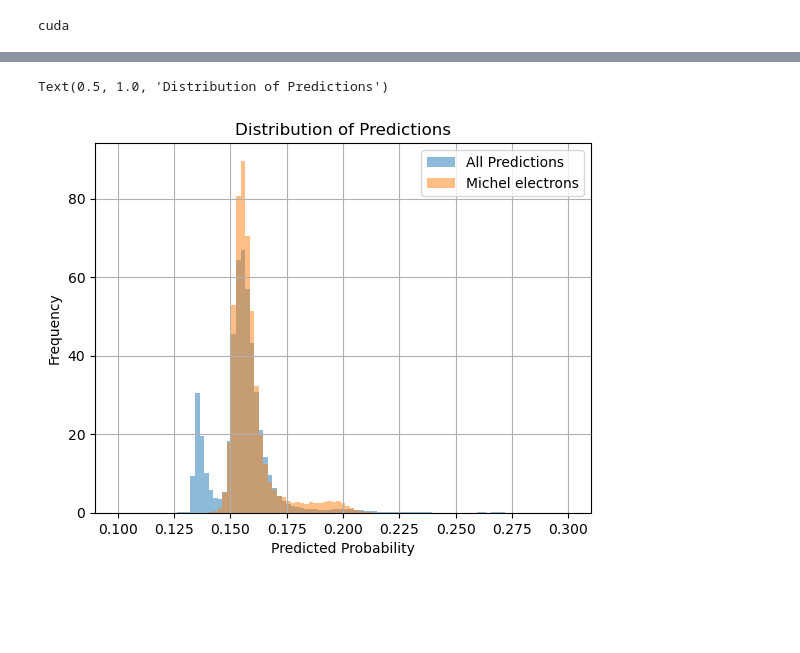
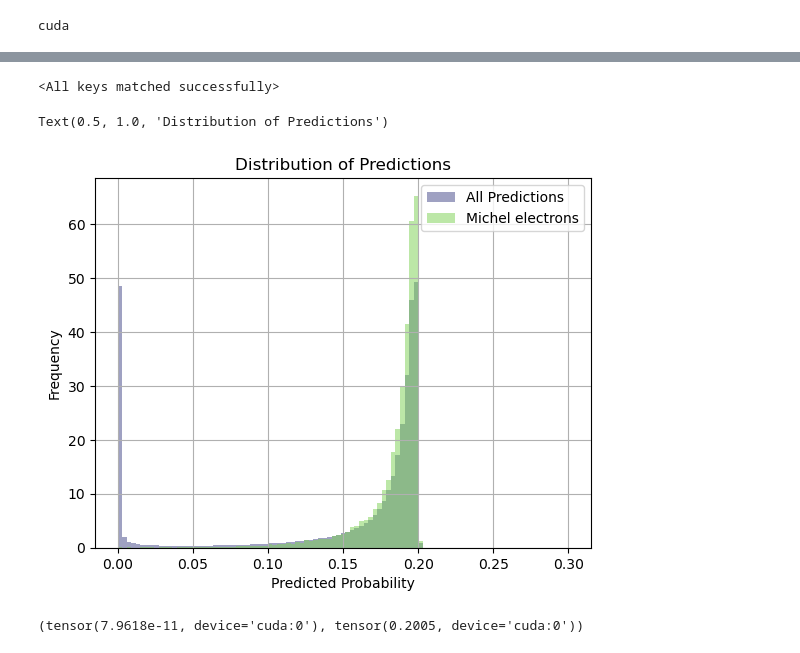
Before and after one commit to simonthor/inss-ml, a Jupyter notebook: gnn.ipynb, the cells around one changed output, grey strips where cells are left out. Drawn from its saved outputs; the diff is of its cells as text; code cells hidden in the pictures; blank space fills up the shorter version.

```diff
--- a/gnn.ipynb
+++ b/gnn.ipynb
@@ -103,7 +121,7 @@ for i, (event_coords, input_labels) in enumerate(zip(tqdm(data), truth)):
 
     train_data.append(event_data)
 # %%
-with open('data/gnn_train_data_1.pkl', 'wb') as f:
+with open('data/gnn_train_data.pkl', 'wb') as f:
     pickle.dump(train_data, f)
 # %%
 with open('data/gnn_val_data.pkl', 'wb') as f:
@@ -147,23 +188,23 @@ class GNN(nn.Module):
         return x
 # %%
 # Initialize model
-model = GNN(input_dim=1, hidden_dim=4, output_dim=1)
-optimizer = torch.optim.Adam(model.parameters(), lr=0.01, weight_decay=5e-4)
+model = GNN(hidden_dim=4, output_dim=1).to(device)
+optimizer = torch.optim.Adam(model.parameters(), lr=0.001, weight_decay=5e-4)
 
 train_loss_list = []
 val_loss_list = []
 
 # Training loop with validation
 best_val_f1 = 0.0
-for epoch in range(5):
+for epoch in range(100):
     # Training
     model.train()
     train_loss = 0.0
     for batch in tqdm(train_loader):
         optimizer.zero_grad()
-        out = model(batch)
+        out = model(batch.x.to(device), batch.edge_index.to(device), batch.edge_attr.to(device))
         weight = batch.y.unsqueeze(1) + 0.1
-        loss = F.binary_cross_entropy_with_logits(out, batch.y.unsqueeze(1), reduction="none")
+        loss = F.binary_cross_entropy_with_logits(out, batch.y.unsqueeze(1).to(device), reduction="none").cpu()
         loss = (loss * weight).sum()
         loss.backward()
         optimizer.step()
@@ -182,8 +223,8 @@ for epoch in range(5):
     with torch.no_grad():
         for batch in val_loader:
             weight = batch.y.unsqueeze(1) + 0.1
-            out = model(batch)
-            loss = F.binary_cross_entropy_with_logits(out, batch.y.unsqueeze(1), reduction="none")
+            out = model(batch.x.to(device), batch.edge_index.to(device), batch.edge_attr.to(device))
+            loss = F.binary_cross_entropy_with_logits(out, batch.y.unsqueeze(1).to(device), reduction="none").cpu()
             loss = (loss * weight).sum().item()
             preds.append(out)
             val_loss += loss
@@ -235,24 +281,45 @@ plt.grid()
+# %%
+model = GNN(hidden_dim=4, output_dim=1).to(device)
+# Load model
+model.load_state_dict(torch.load("model_epoch_95.pt"))
+# %% [output]
+<All keys matched successfully>
+# %%
+model.eval()
+preds = []
+
+with torch.no_grad():
+    for batch in val_loader:
+        weight = batch.y.unsqueeze(1) + 0.1
+        out = model(batch.x.to(device), batch.edge_index.to(device), batch.edge_attr.to(device))
+        preds.append(out)
 # %%
-preds_flat = torch.cat([F.sigmoid(batch) for batch in preds]).squeeze().cpu().numpy()
+preds_flat = torch.cat([F.sigmoid(batch) for batch in preds]).squeeze()
+preds_only_truth = torch.cat([F.sigmoid(batch)[batch2.y == 1] for batch2, batch in zip(val_loader, preds)]).squeeze().cpu()
 # plot the distribution of predictions
+bins = np.linspace(0., 0.3, 100)
 plt.hist(
-    preds_flat,
-    density=True, bins=np.linspace(0.1, 0.3, 100), alpha=0.5, label="All Predictions"
+    preds_flat.cpu().numpy(),
+    density=True, bins=bins, alpha=0.5, label="All Predictions", color=plt.cm.viridis(0.2),
 )
 # plot the distribution of predictions for only nodes with label 1
 plt.hist(
-    torch.cat([F.sigmoid(batch)[batch2.y == 1] for batch2, batch in zip(val_loader, preds)]).squeeze().cpu().numpy(),
-    density=True, bins=np.linspace(0.1, 0.3, 100), alpha=0.5, label="Michel electrons"
+    preds_only_truth.cpu().numpy(),
+    density=True, bins=bins, alpha=0.5, label="Michel electrons", color=plt.cm.viridis(0.8),
 )
 
 plt.legend()
 plt.grid()
 # plt.xlim(0, 0.1)
 plt.xlabel('Predicted Probability')
 plt.ylabel('Frequency')
 plt.title('Distribution of Predictions')
 # %% [output]
 Text(0.5, 1.0, 'Distribution of Predictions')
-[figure, old version]
+[figure, new version]
+# %%
+preds_flat.min(), preds_flat.max()
+# %% [output]
+(tensor(7.9618e-11, device='cuda:0'), tensor(0.2005, device='cuda:0'))
 # %%
 # Plot the F1 score as a function of the cut value
```
Also changed, not shown: parts of 20 cells of this notebook.
